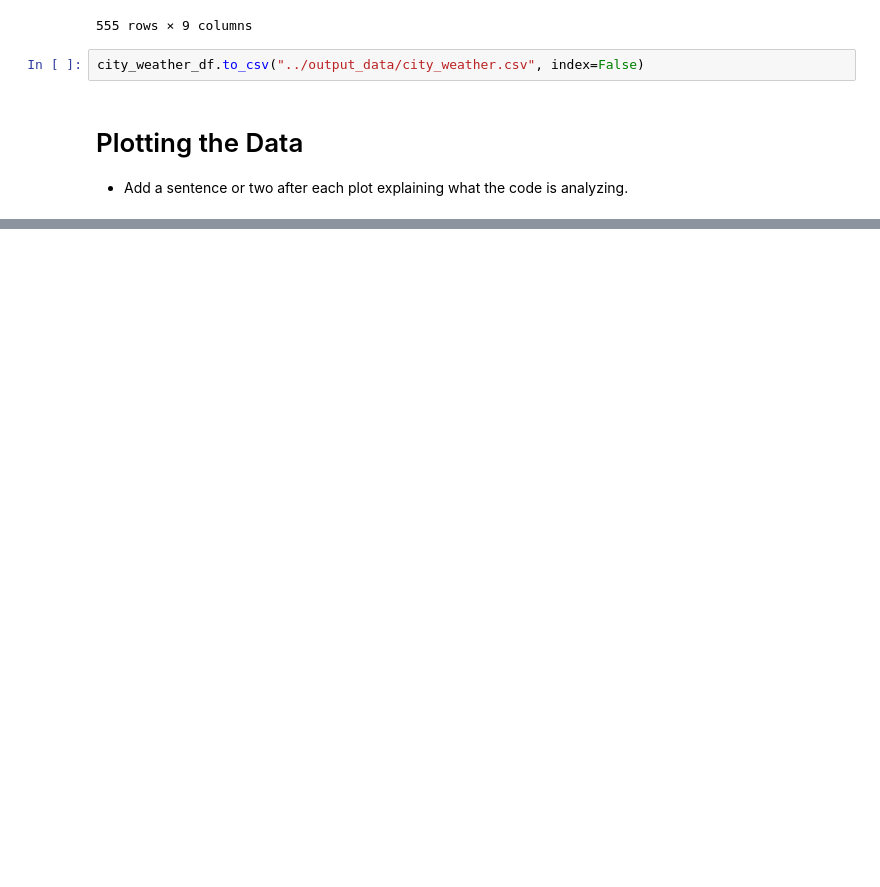
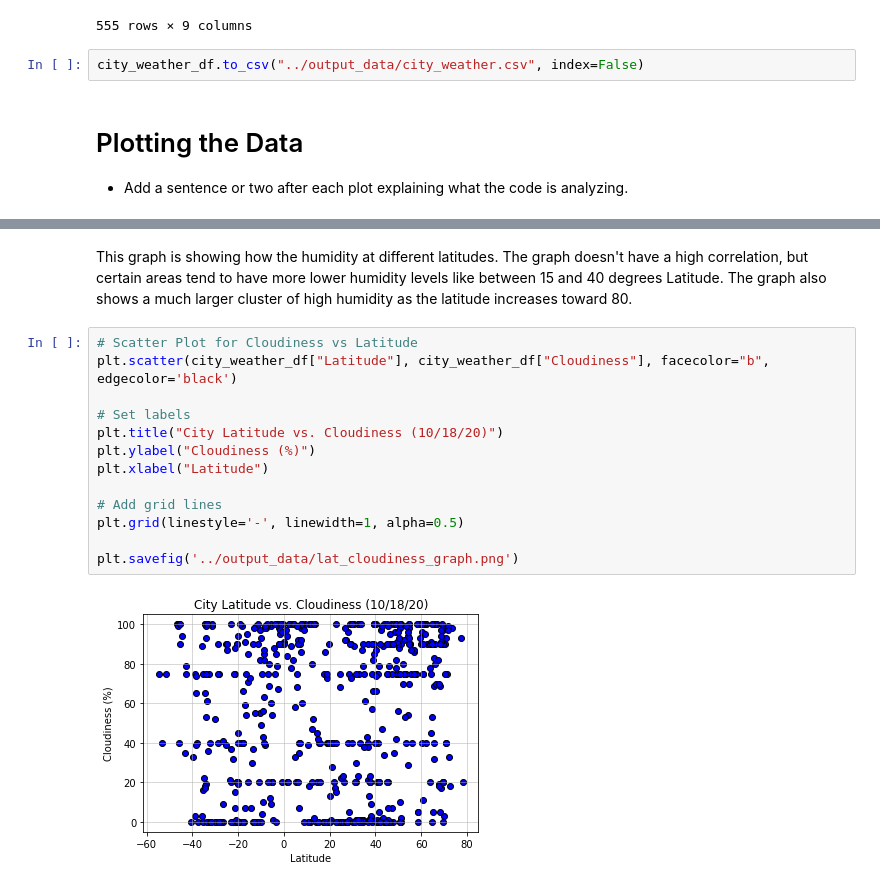
Before and after one commit to kcomalley14/python-api-challenge, a Jupyter notebook: Weatherpy/WeatherPy.ipynb, the cells around one changed output, grey strips where cells are left out. Cells and saved outputs as stored; diff of their text form; blank space fills up the shorter version.

```diff
--- a/Weatherpy/WeatherPy.ipynb
+++ b/Weatherpy/WeatherPy.ipynb
@@ -191,0 +209,17 @@ plt.savefig('../output_data/lat_maxtemp_graph.png')
+# %% [markdown]
+This graph is showing how the humidity at different latitudes. The graph doesn't have a high correlation, but certain areas tend to have more lower humidity levels like between 15 and 40 degrees Latitude. The graph also shows a much larger cluster of high humidity as the latitude increases toward 80.
+# %%
+# Scatter Plot for Cloudiness vs Latitude
+plt.scatter(city_weather_df["Latitude"], city_weather_df["Cloudiness"], facecolor="b", edgecolor='black')
+
+# Set labels
+plt.title("City Latitude vs. Cloudiness (10/18/20)")
+plt.ylabel("Cloudiness (%)")
+plt.xlabel("Latitude")
+
+# Add grid lines
+plt.grid(linestyle='-', linewidth=1, alpha=0.5)
+
+plt.savefig('../output_data/lat_cloudiness_graph.png')
+# %% [output]
+[figure, added]
```
Also changed, not shown: parts of 6 cells of this notebook, 4 other files.
